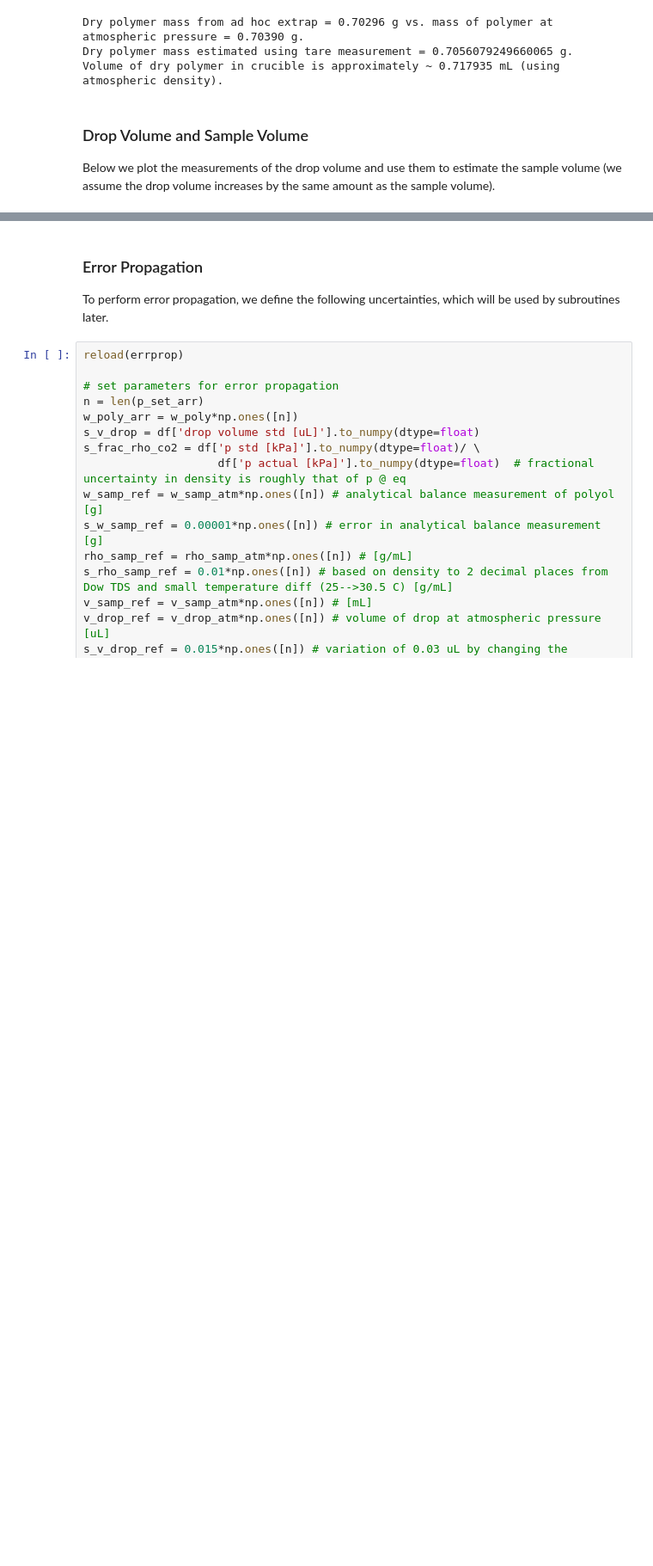
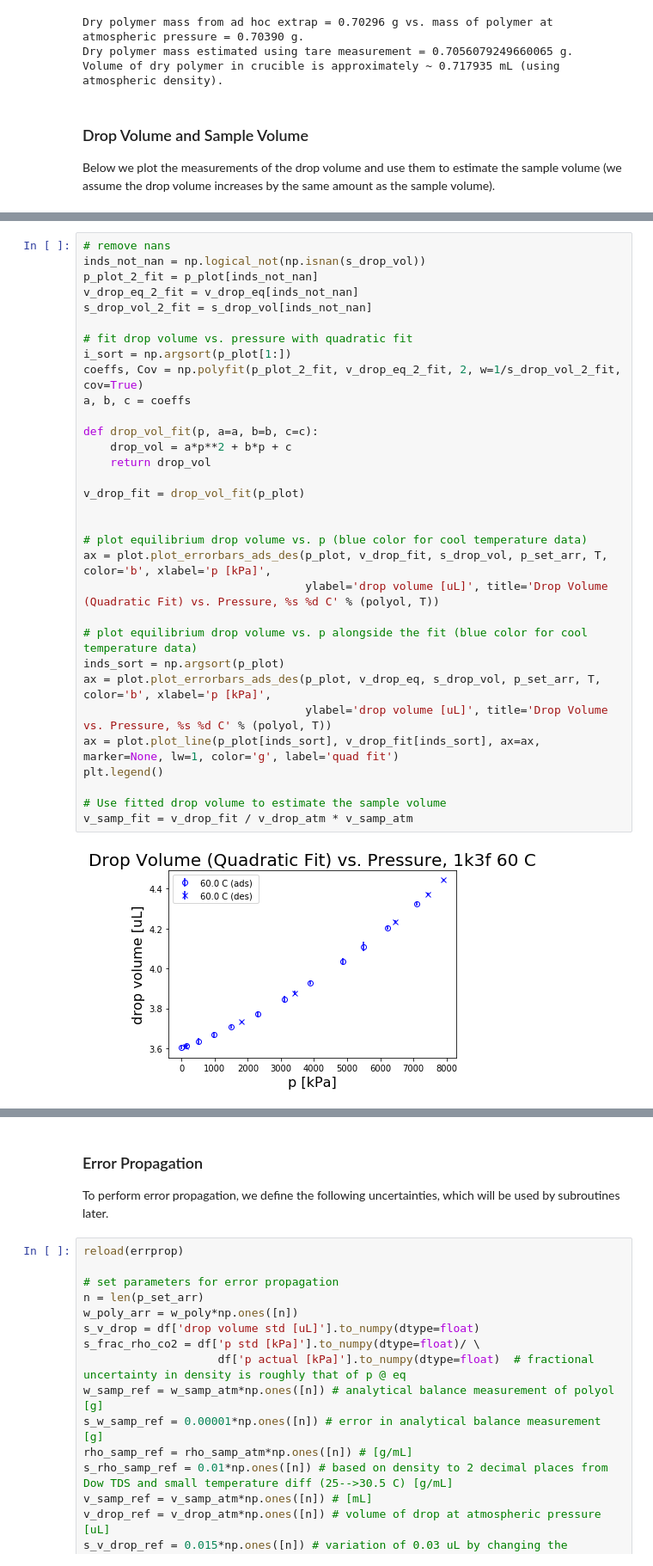
Before and after one commit to andylitalo/g-adsa, a Jupyter notebook: 20190725_0801_1k3f_60c.ipynb, the cells around one changed output, grey strips where cells are left out. Shown: that part at 86% size. Saved outputs shown, nothing was run; the diff lists cells and outputs as text; blank space fills up the shorter version.

```diff
--- a/20190725_0801_1k3f_60c.ipynb
+++ b/20190725_0801_1k3f_60c.ipynb
@@ -433,0 +397,34 @@ The percent swelling seems to match best for 1k3f and 3k2f! Curious...even with
+# %%
+# remove nans
+inds_not_nan = np.logical_not(np.isnan(s_drop_vol))
+p_plot_2_fit = p_plot[inds_not_nan]
+v_drop_eq_2_fit = v_drop_eq[inds_not_nan]
+s_drop_vol_2_fit = s_drop_vol[inds_not_nan]
+
+# fit drop volume vs. pressure with quadratic fit
+i_sort = np.argsort(p_plot[1:])
+coeffs, Cov = np.polyfit(p_plot_2_fit, v_drop_eq_2_fit, 2, w=1/s_drop_vol_2_fit, cov=True)
+a, b, c = coeffs
+
+def drop_vol_fit(p, a=a, b=b, c=c):
+    drop_vol = a*p**2 + b*p + c
+    return drop_vol
+
+v_drop_fit = drop_vol_fit(p_plot)
+
+
+# plot equilibrium drop volume vs. p (blue color for cool temperature data)
+ax = plot.plot_errorbars_ads_des(p_plot, v_drop_fit, s_drop_vol, p_set_arr, T, color='b', xlabel='p [kPa]',
+                                 ylabel='drop volume [uL]', title='Drop Volume (Quadratic Fit) vs. Pressure, %s %d C' % (polyol, T))
+
+# plot equilibrium drop volume vs. p alongside the fit (blue color for cool temperature data)
+inds_sort = np.argsort(p_plot)
+ax = plot.plot_errorbars_ads_des(p_plot, v_drop_eq, s_drop_vol, p_set_arr, T, color='b', xlabel='p [kPa]',
+                                 ylabel='drop volume [uL]', title='Drop Volume vs. Pressure, %s %d C' % (polyol, T))
+ax = plot.plot_line(p_plot[inds_sort], v_drop_fit[inds_sort], ax=ax, marker=None, lw=1, color='g', label='quad fit')
+plt.legend()
+
+# Use fitted drop volume to estimate the sample volume
+v_samp_fit = v_drop_fit / v_drop_atm * v_samp_atm
+# %% [output]
+[figure, added]
```
Also changed, not shown: parts of 20 cells of this notebook, 13 other files.
